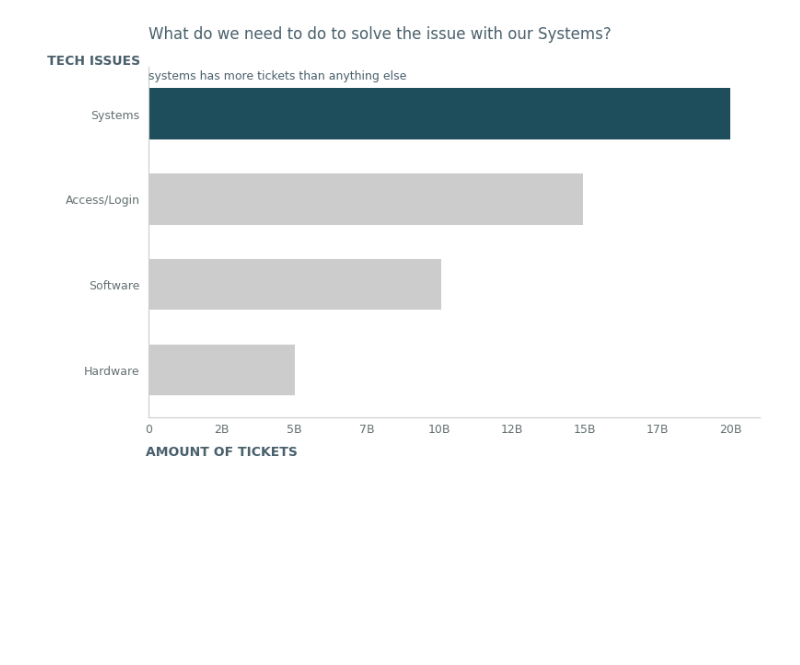
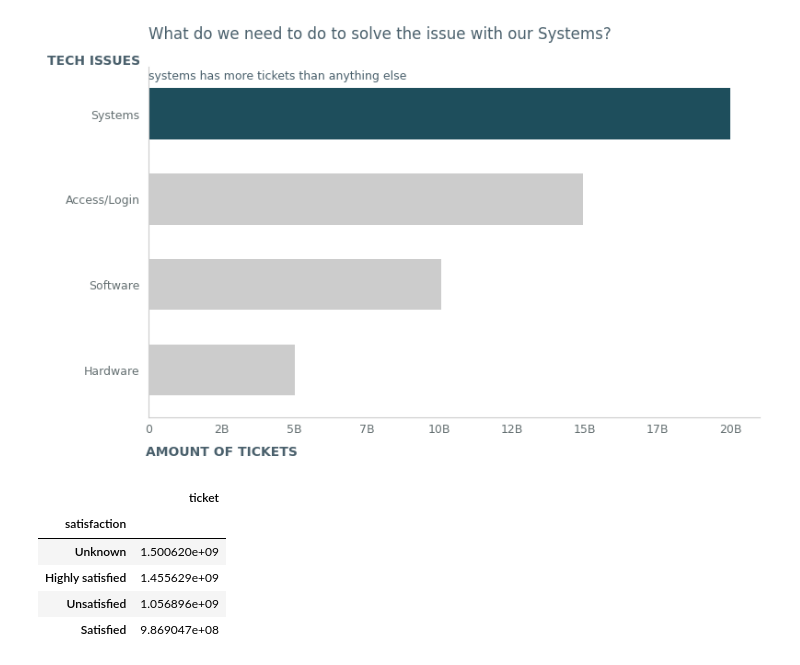
Before and after one commit to HelloThisDog/datavisualization_totally_a_group_project, a Jupyter notebook: storytelling.ipynb, the cells around one changed output. Cells and saved outputs as stored; diff of their text form; code cells hidden in the pictures; blank space fills up the shorter version.

```diff
--- a/storytelling.ipynb
+++ b/storytelling.ipynb
@@ -98,3 +98,23 @@ fig.tight_layout()
 fig.savefig("filedagainst_bargraph_3rdedition.png", dpi=250)
 # %% [output]
 [figure]
+# %%
+df_quantity_satisfaction = duckdb.query("""
+SELECT
+        Satisfation AS satisfaction,
+        SUM(ticket) as ticket
+FROM
+        df
+GROUP BY
+        satisfaction
+ORDER BY
+        ticket DESC
+""").df().set_index("satisfaction")
+df_quantity_satisfaction.head()
+# %% [output]
+|  | ticket |
+| satisfaction |  |
+| Unknown | 1.500620e+09 |
+| Highly satisfied | 1.455629e+09 |
+| Unsatisfied | 1.056896e+09 |
+| Satisfied | 9.869047e+08 |
```
Also changed, not shown: parts of 3 cells of this notebook, 3 other files.
